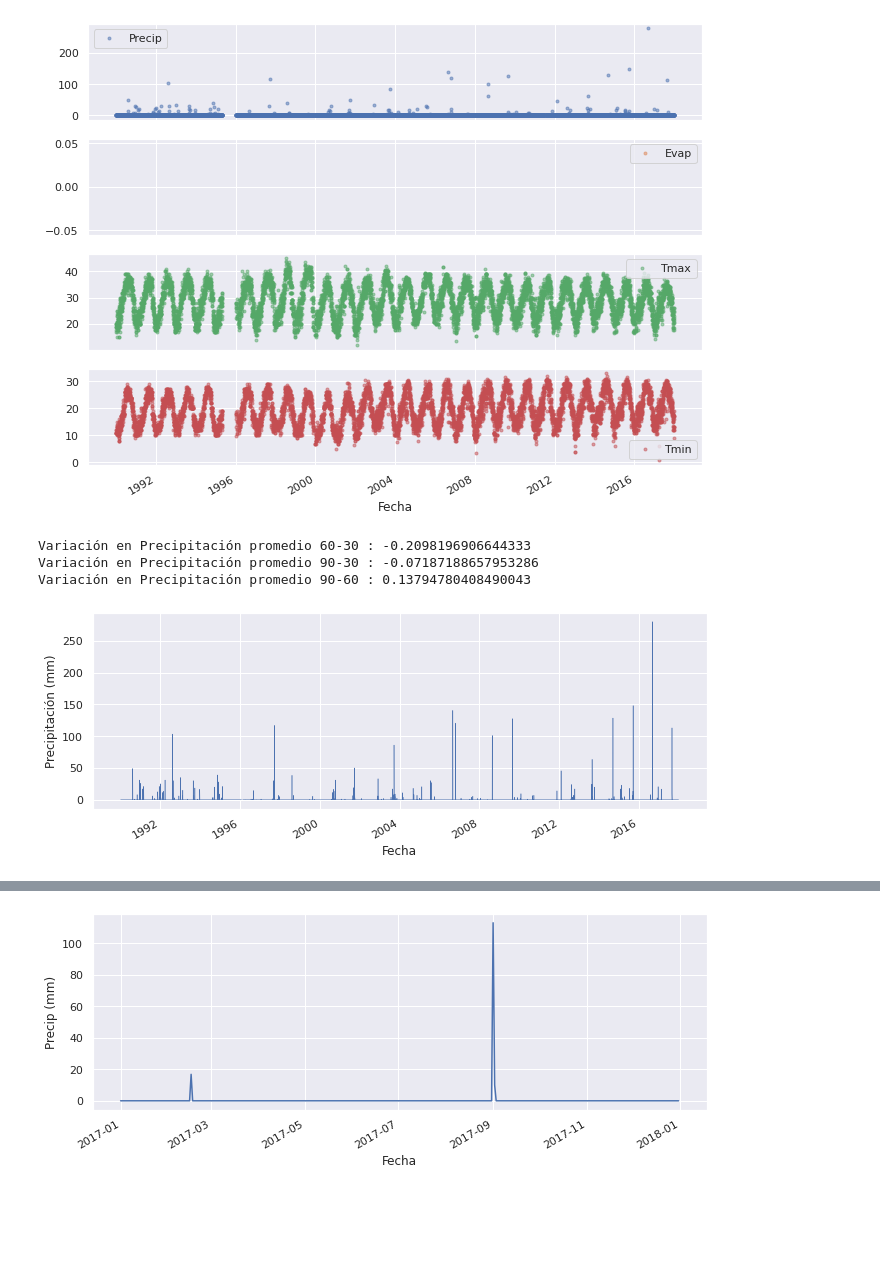
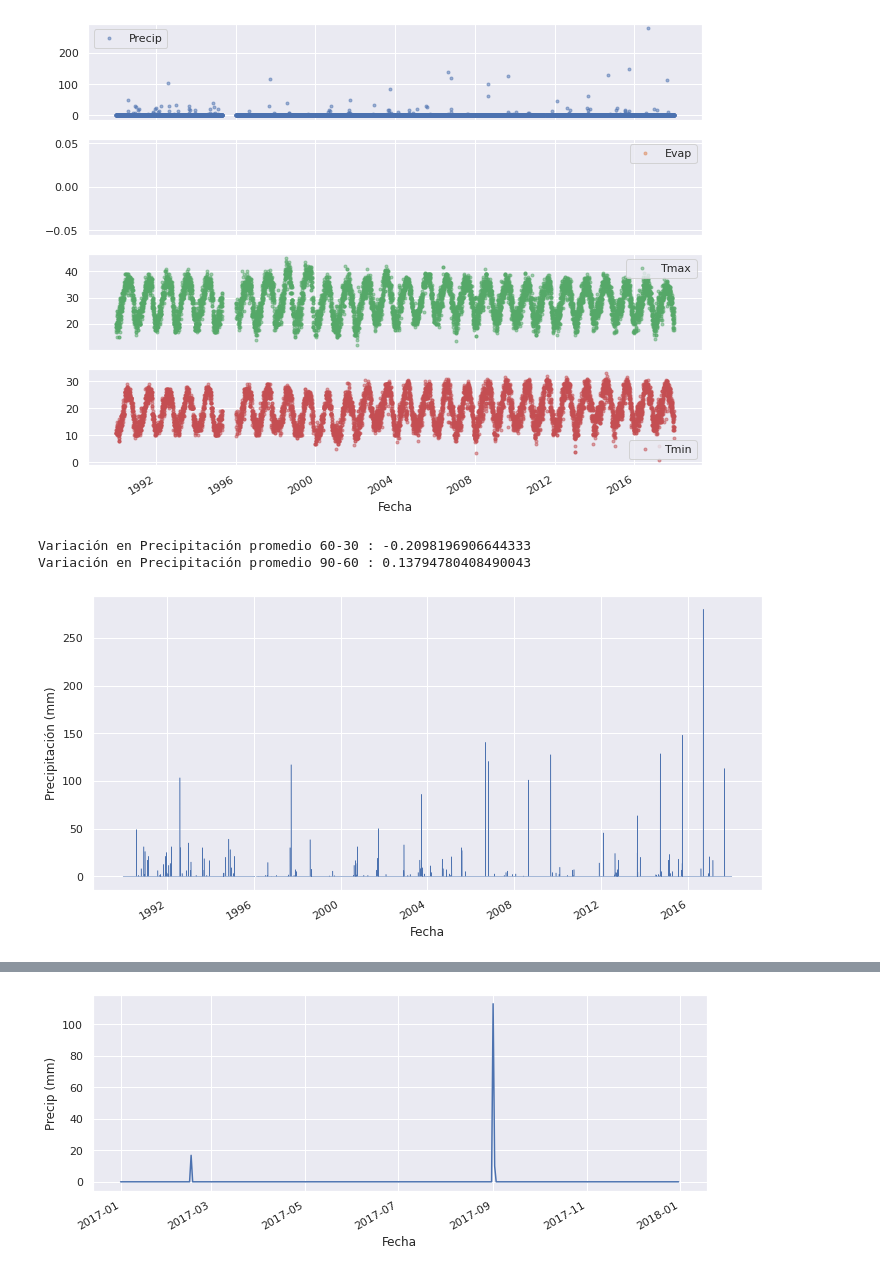
Before and after one commit to carloslizarragac/FisicaComputacional1, a Jupyter notebook: Actividad5.ipynb, the cells around one changed output, grey strips where cells are left out. Saved outputs shown, nothing was run; the diff lists cells and outputs as text; code cells hidden in the pictures; blank space fills up the shorter version.

```diff
--- a/Actividad5.ipynb
+++ b/Actividad5.ipynb
@@ -124,20 +124,24 @@ axes = df_90[cols_plot].plot(marker='.', alpha=0.5, linestyle='None',
 [figure]
 # %%
 # Graficamos la Precipitación de los últimos 30 años (1990-hasta 2017)
-sns.set(rc={'figure.figsize':(11, 4)})
+# Tamaño de la figura
+sns.set(rc={'figure.figsize':(12, 6)})
+
+# Calculamos algunos promedios de cada época de 30 años
 Precip_ave_90 = df_90.Precip.mean()
 Precip_ave_60 = df_60.Precip.mean()
 Precip_ave_30 = df_30.Precip.mean()
+
+# Graficamos la precipitación de la epoca 90 a la actualidad
 df_90['Precip'].plot(linewidth=0.5);
 plt.ylabel('Precipitación (mm)');
 
+# Calculamos diferencias de los promedios de precipitación
 print('Variación en Precipitación promedio 60-30 :', Precip_ave_60-Precip_ave_30)
-print('Variación en Precipitación promedio 90-30 :', Precip_ave_90-Precip_ave_30)
 print('Variación en Precipitación promedio 90-60 :', Precip_ave_90-Precip_ave_60)
 # %% [output]
 Variación en Precipitación promedio 60-30 : -0.2098196906644333
-Variación en Precipitación promedio 90-30 : -0.07187188657953286
 Variación en Precipitación promedio 90-60 : 0.13794780408490043
-[figure, old version]
+[figure, new version]
 # %%
 # Graficamos la Tmax de los últimos 30 años (1990-hasta 2017)
```
Also changed, not shown: parts of 13 cells of this notebook.
